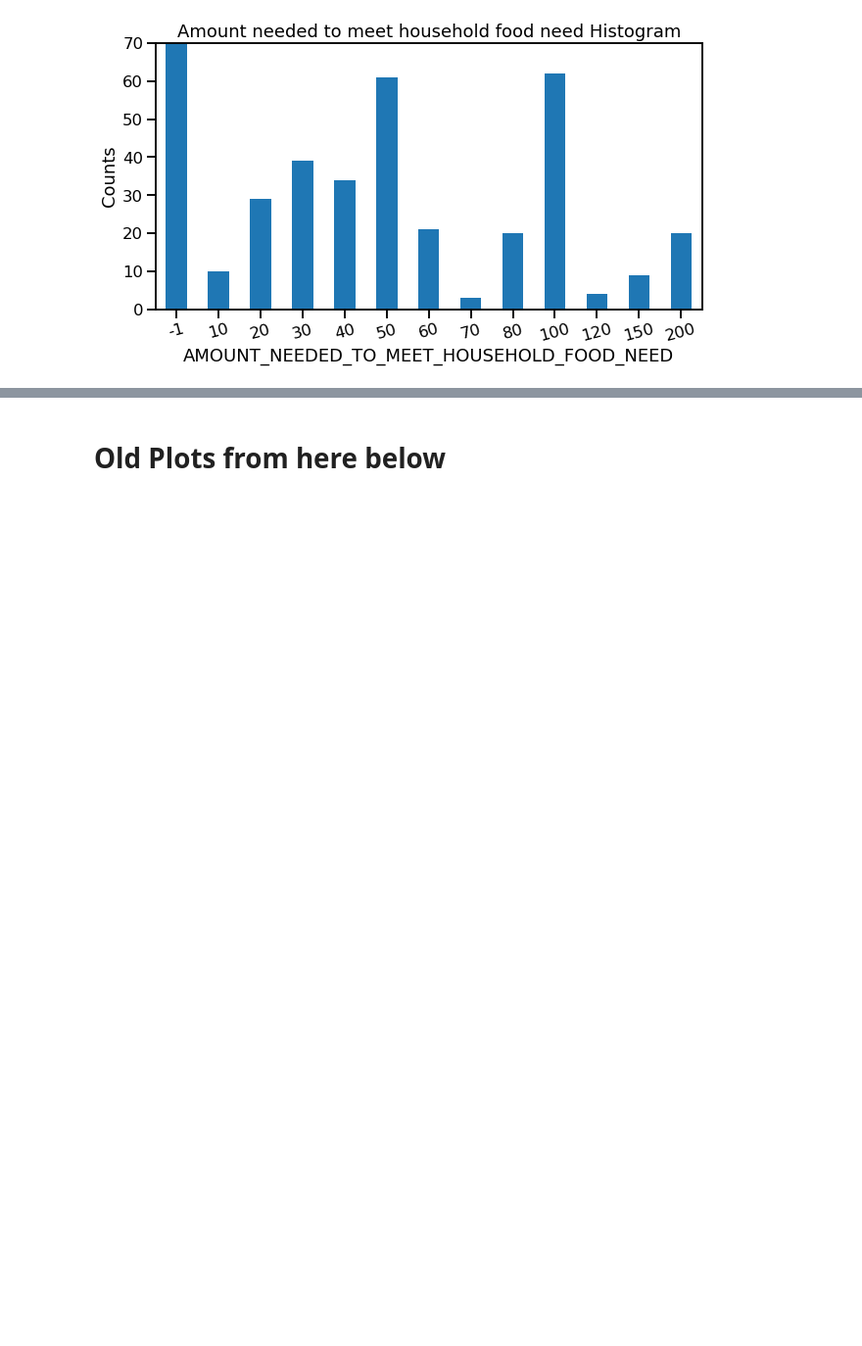
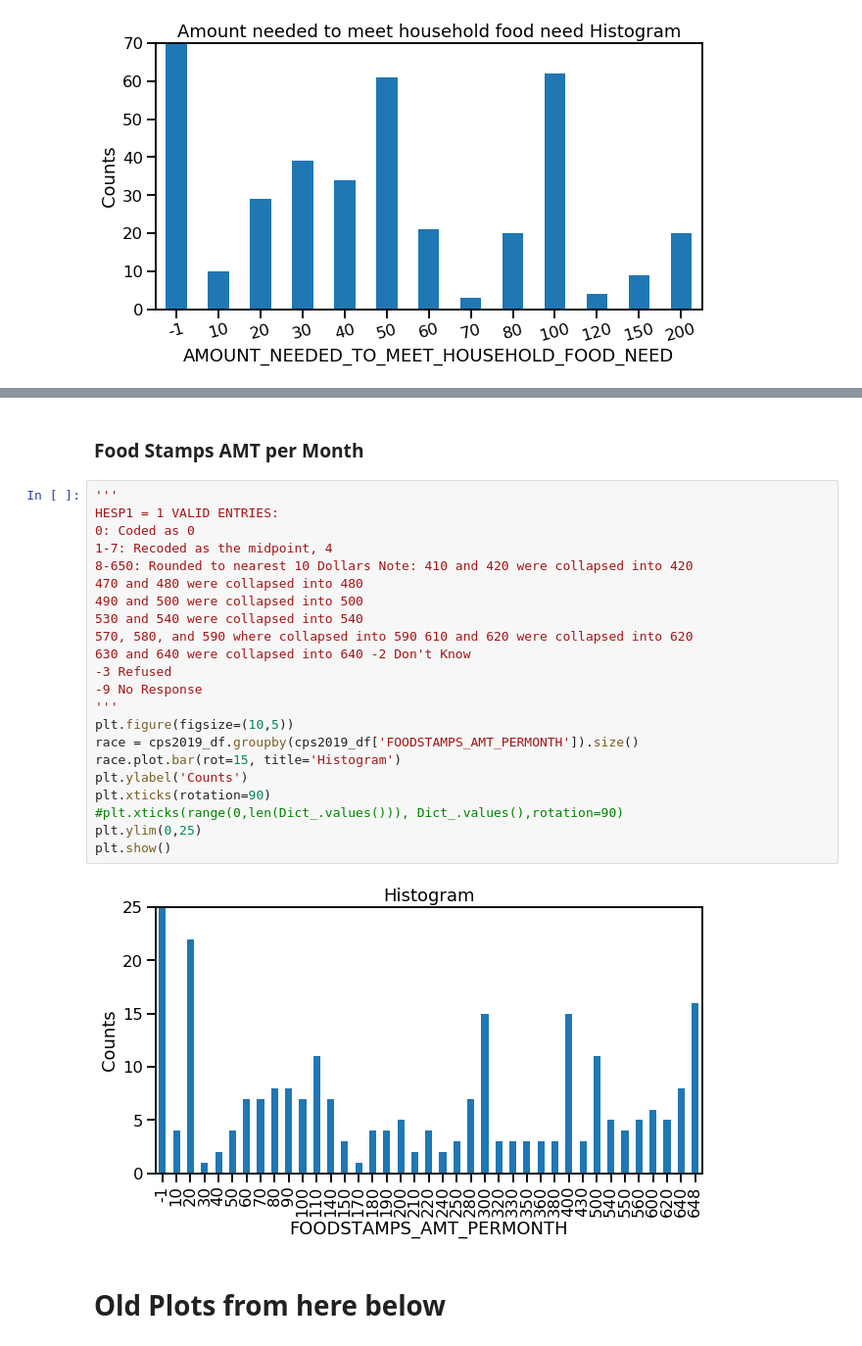
Before and after one commit to astronomilo/foodinsecurity, a Jupyter notebook: Notebooks/EDA_Prep/Team_27_EDA_Prep_20220202.ipynb, the cells around one changed output, grey strips where cells are left out. Shown at 98% size. Cells and saved outputs as stored; diff of their text form; blank space fills up the shorter version.

```diff
--- a/Notebooks/EDA_Prep/Team_27_EDA_Prep_20220128.ipynb
+++ b/Notebooks/EDA_Prep/Team_27_EDA_Prep_20220202.ipynb
@@ -426,3 +463,29 @@ plt.show()
+# %% [markdown]
+### Food Stamps AMT per Month
+# %%
+'''
+HESP1 = 1 VALID ENTRIES:
+0: Coded as 0
+1-7: Recoded as the midpoint, 4
+8-650: Rounded to nearest 10 Dollars Note: 410 and 420 were collapsed into 420
+470 and 480 were collapsed into 480
+490 and 500 were collapsed into 500
+530 and 540 were collapsed into 540
+570, 580, and 590 where collapsed into 590 610 and 620 were collapsed into 620
+630 and 640 were collapsed into 640 -2 Don't Know
+-3 Refused
+-9 No Response
+'''
+plt.figure(figsize=(10,5))
+race = cps2019_df.groupby(cps2019_df['FOODSTAMPS_AMT_PERMONTH']).size()
+race.plot.bar(rot=15, title='Histogram')
+plt.ylabel('Counts')
+plt.xticks(rotation=90)
+#plt.xticks(range(0,len(Dict_.values())), Dict_.values(),rotation=90)
+plt.ylim(0,25)
+plt.show()
+# %% [output]
+[figure, added]
 # %% [markdown]
 # Old Plots from here below
 # %%
```
Also changed, not shown: parts of 6 cells of this notebook.
